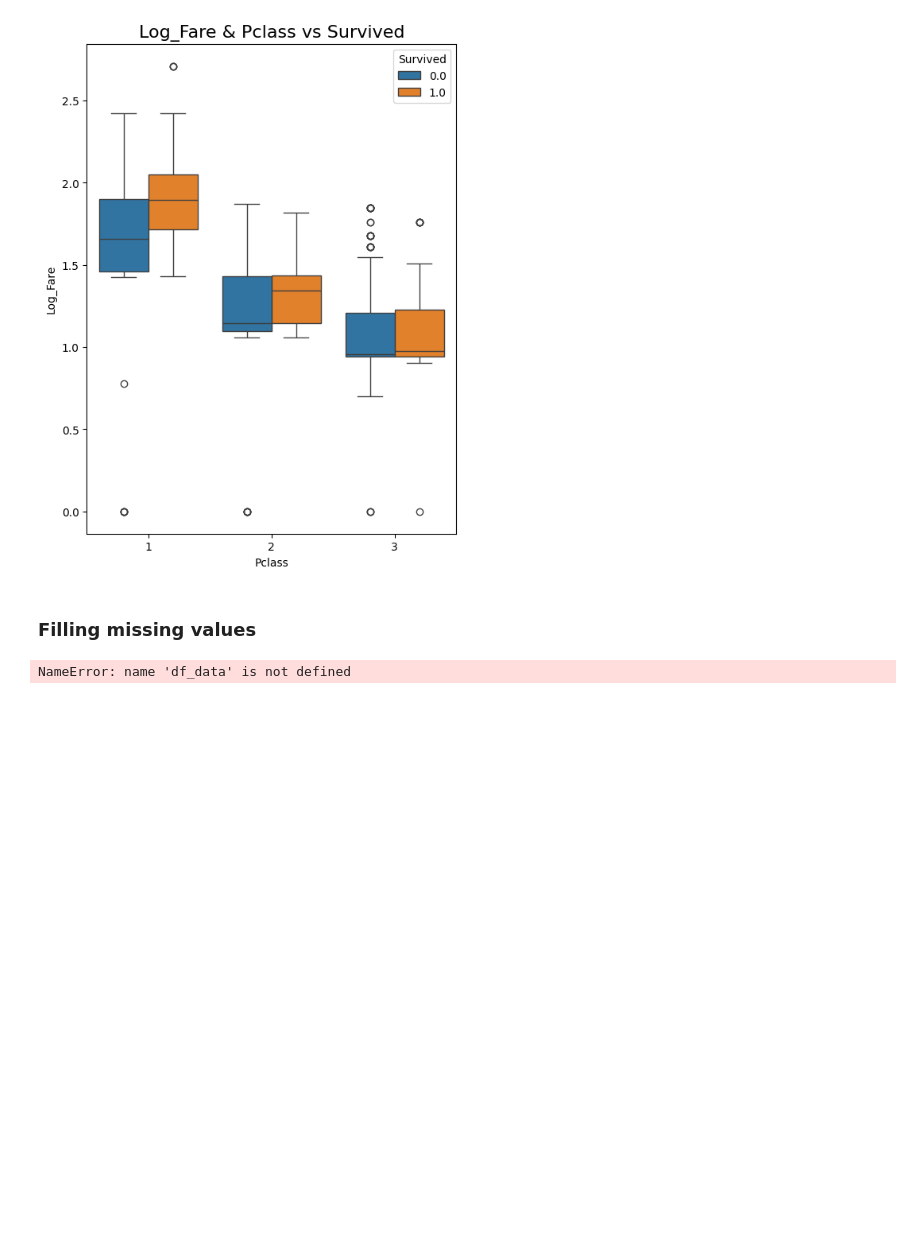
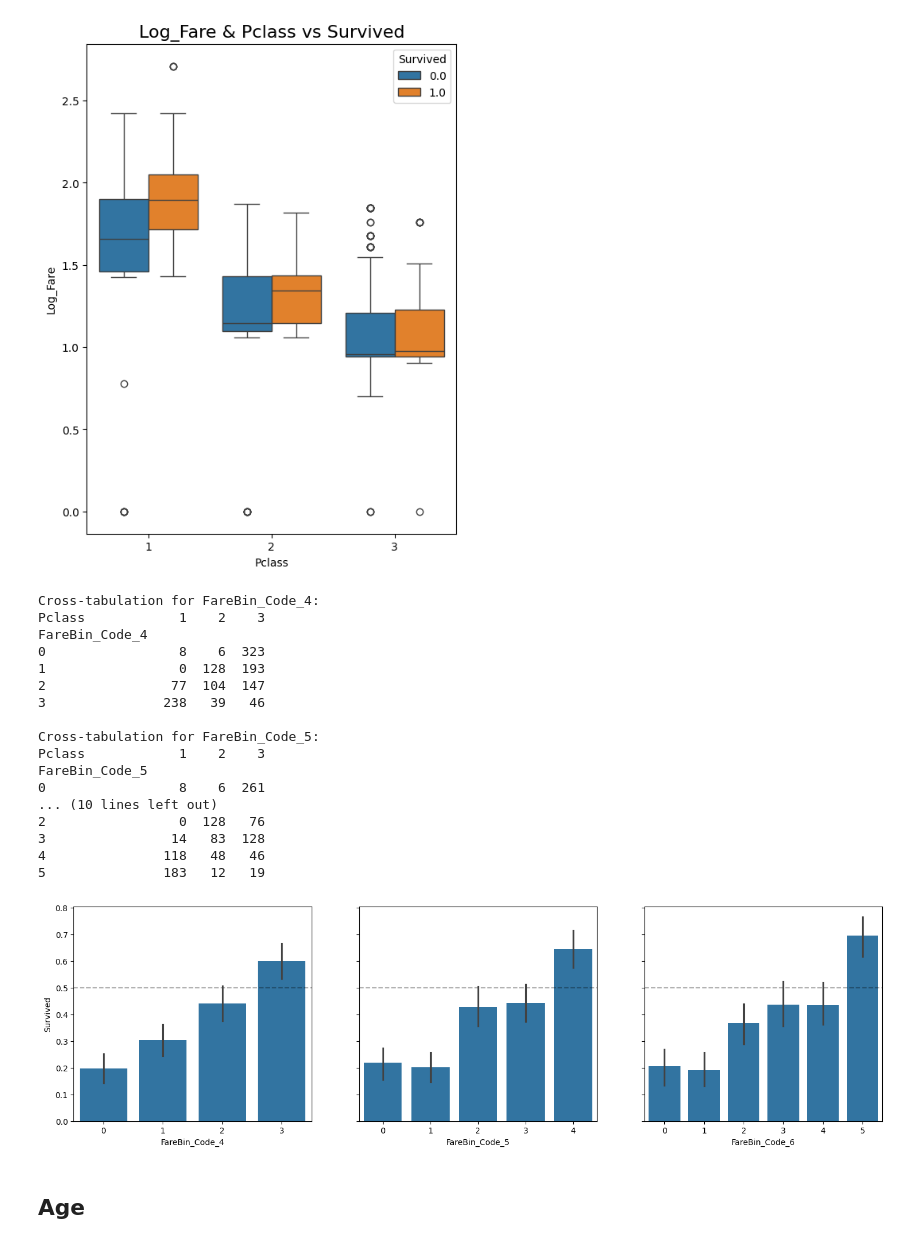
Before and after one commit to Wzx0110/Titanic---Machine-Learning-from-Disaster, a Jupyter notebook: Titanic_Machine_Learning_from_Disaster.ipynb, the cells around one changed output. Drawn from its saved outputs; the diff is of its cells as text; code cells hidden in the pictures; blank space fills up the shorter version.

```diff
--- a/Titanic_Machine_Learning_from_Disaster.ipynb
+++ b/Titanic_Machine_Learning_from_Disaster.ipynb
@@ -305,42 +305,61 @@ pd.pivot_table(total_data, values=['Fare'], index=['Pclass'], columns=['Survived
 | 2 | 13.00 | 21.000 |
 | 3 | 8.05 | 8.517 |
 [figure]
-# %% [markdown]
-### Filling missing values
 # %%
+from sklearn.preprocessing import LabelEncoder
+
 # Filling missing values
 total_data['Fare'] = total_data['Fare'].fillna(total_data['Fare'].median())
 
-df_data['Fare'] = df_data['Fare'].fillna(df_data['Fare'].median())
-
 # Making Bins
-df_data['FareBin_4'] = pd.qcut(df_data['Fare'], 4)
-df_data['FareBin_5'] = pd.qcut(df_data['Fare'], 5)
-df_data['FareBin_6'] = pd.qcut(df_data['Fare'], 6)
+total_data['FareBin_4'] = pd.qcut(total_data['Fare'], q=4)
+total_data['FareBin_5'] = pd.qcut(total_data['Fare'], q=5)
+total_data['FareBin_6'] = pd.qcut(total_data['Fare'], q=6)
 
 label = LabelEncoder()
-df_data['FareBin_Code_4'] = label.fit_transform(df_data['FareBin_4'])
-df_data['FareBin_Code_5'] = label.fit_transform(df_data['FareBin_5'])
-df_data['FareBin_Code_6'] = label.fit_transform(df_data['FareBin_6'])
 
-# cross tab
-df_4 = pd.crosstab(df_data['FareBin_Code_4'],df_data['Pclass'])
-df_5 = pd.crosstab(df_data['FareBin_Code_5'],df_data['Pclass'])
-df_6 = pd.crosstab(df_data['FareBin_Code_6'],df_data['Pclass'])
+total_data['FareBin_Code_4'] = label.fit_transform(total_data['FareBin_4'])
+total_data['FareBin_Code_5'] = label.fit_transform(total_data['FareBin_5'])
+total_data['FareBin_Code_6'] = label.fit_transform(total_data['FareBin_6'])
 
-display_side_by_side(df_4,df_5,df_6)
+# Cross-tabulation
+df_4 = pd.crosstab(total_data['FareBin_Code_4'], total_data['Pclass'])
+df_5 = pd.crosstab(total_data['FareBin_Code_5'], total_data['Pclass'])
+df_6 = pd.crosstab(total_data['FareBin_Code_6'], total_data['Pclass'])
 
-# plots
-fig, [ax1, ax2, ax3] = plt.subplots(1, 3,sharey=True)
+print("Cross-tabulation for FareBin_Code_4:")
+print(df_4)
+print("\nCross-tabulation for FareBin_Code_5:")
+print(df_5)
+print("\nCross-tabulation for FareBin_Code_6:")
+print(df_6)
+
+# Plots
+fig, [ax1, ax2, ax3] = plt.subplots(1, 3, sharey=True)
 fig.set_figwidth(18)
 for axi in [ax1, ax2, ax3]:
-    axi.axhline(0.5,linestyle='dashed', c='black',alpha = .3)
-g1 = sns.factorplot(x='FareBin_Code_4', y="Survived", data=df_data,kind='bar',ax=ax1)
-g2 = sns.factorplot(x='FareBin_Code_5', y="Survived", data=df_data,kind='bar',ax=ax2)
-g3 = sns.factorplot(x='FareBin_Code_6', y="Survived", data=df_data,kind='bar',ax=ax3)
-# close FacetGrid object
-plt.close(g1.fig)
-plt.close(g2.fig)
-plt.close(g3.fig)
+    axi.axhline(0.5, linestyle='dashed', c='black', alpha=0.3)
+g1 = sns.barplot(total_data, x='FareBin_Code_4', y="Survived", ax=ax1)
+g2 = sns.barplot(total_data, x='FareBin_Code_5', y="Survived", ax=ax2)
+g3 = sns.barplot(total_data, x='FareBin_Code_6', y="Survived", ax=ax3)
 # %% [output]
-NameError: name 'df_data' is not defined
+Cross-tabulation for FareBin_Code_4:
+Pclass            1    2    3
+FareBin_Code_4
+0                 8    6  323
+1                 0  128  193
+2                77  104  147
+3               238   39   46
+
+Cross-tabulation for FareBin_Code_5:
+Pclass            1    2    3
+FareBin_Code_5
+0                 8    6  261
+... (10 lines left out)
+2                 0  128   76
+3                14   83  128
+4               118   48   46
+5               183   12   19
+[figure, added]
+# %% [markdown]
+## Age
```
Also changed, not shown: parts of 8 cells of this notebook.
